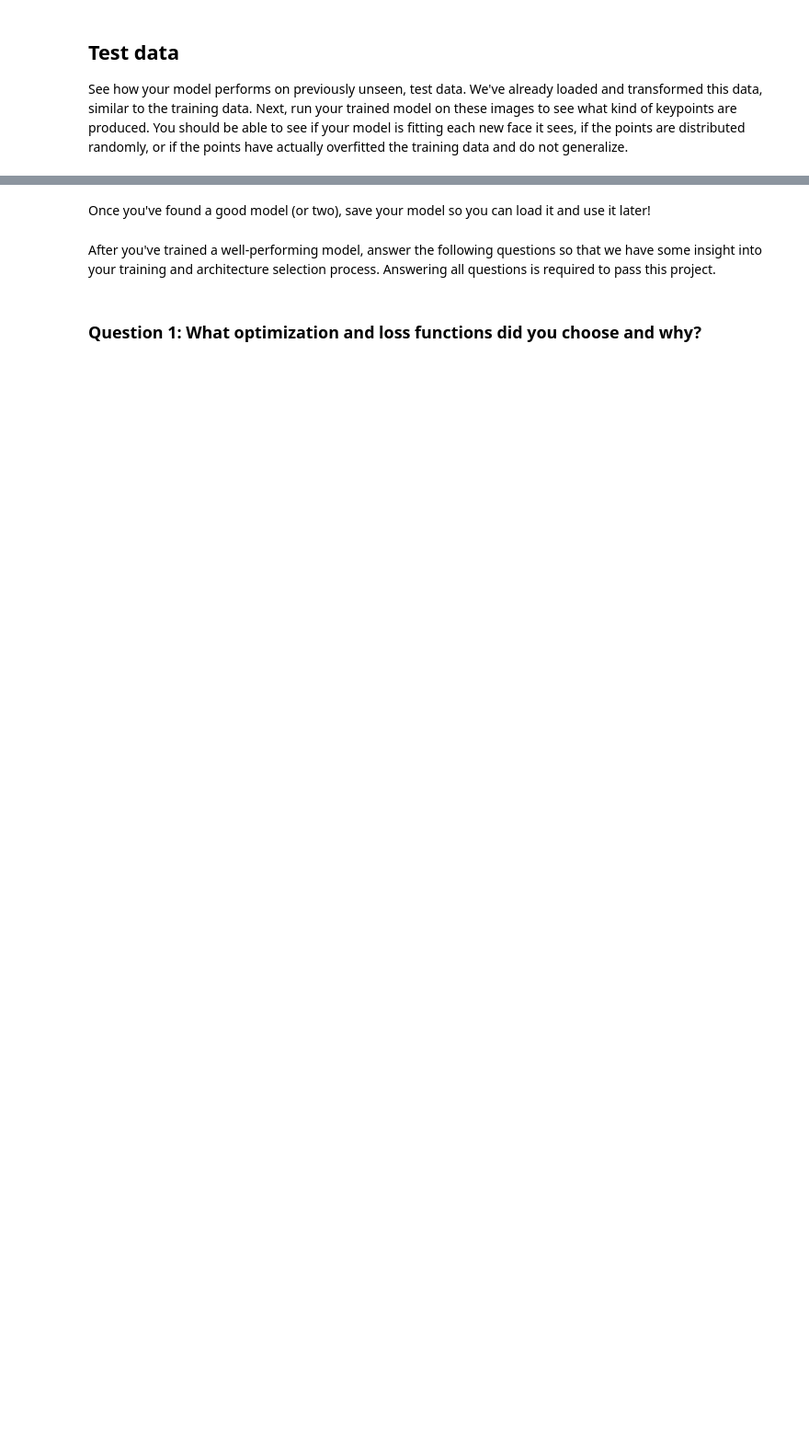
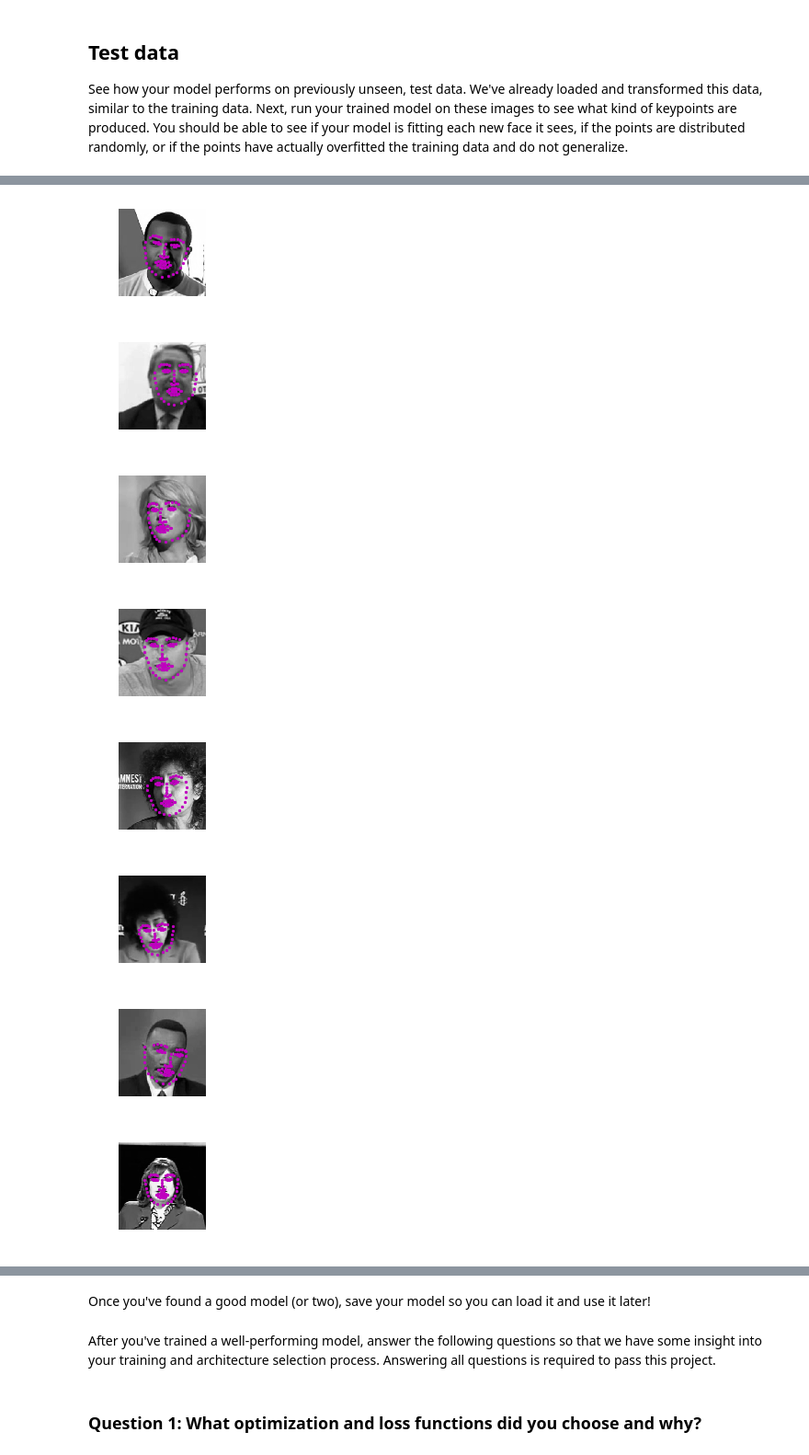
Before and after one commit to mostoo45/ComputerVision, a Jupyter notebook: 2. Define the Network Architecture.ipynb, the cells around one changed output, grey strips where cells are left out. Shown at 92% size. Cells and saved outputs as stored; diff of their text form; code cells hidden in the pictures; blank space fills up the shorter version.

```diff
--- a/2. Define the Network Architecture.ipynb
+++ b/2. Define the Network Architecture.ipynb
@@ -403,5 +425,14 @@ print(gt_pts.size())
 # %%
 ## TODO: visualize your test output
 # you can use the same function as before, by un-commenting the line below:
 
-# visualize_output(test_images, test_outputs, gt_pts)
+visualize_output(test_images, test_outputs, None)
+# %% [output]
+[figure, added]
+[figure, added]
+[figure, added]
+[figure, added]
+[figure, added]
+[figure, added]
+[figure, added]
+[figure, added]
```
Also changed, not shown: parts of 17 cells of this notebook, 1 other file.
